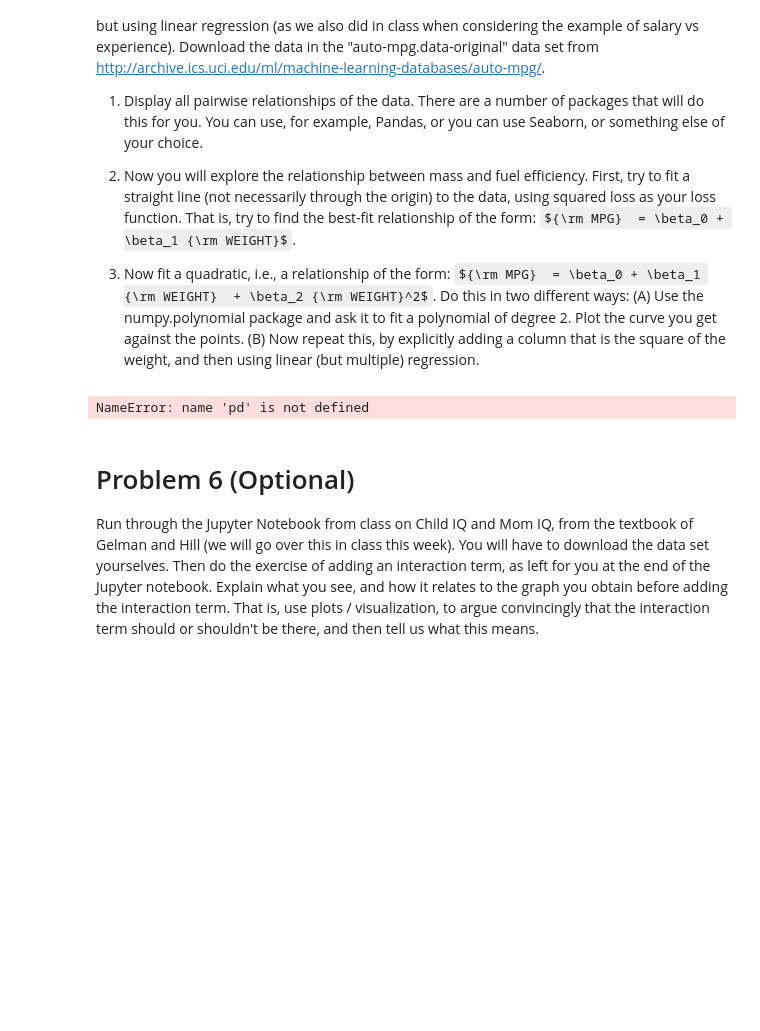
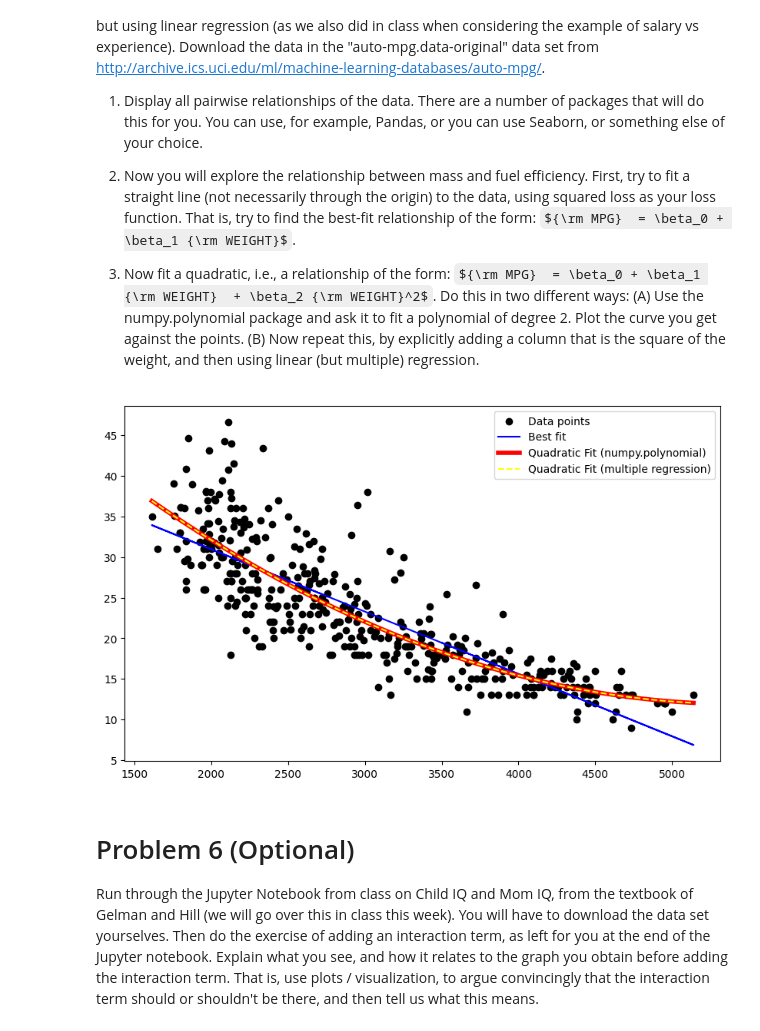
Before and after one commit to dgk453/DataScienceLab2, a Jupyter notebook: Data_Science_Lab_2.ipynb, the cells around one changed output. Drawn from its saved outputs; the diff is of its cells as text; code cells hidden in the pictures; some formulas as TeX source; blank space fills up the shorter version.

```diff
--- a/Data_Science_Lab_2.ipynb
+++ b/Data_Science_Lab_2.ipynb
@@ -198,30 +198,72 @@ In this exercise you'll explore two different approaches to fitting non-linear c
 # %%
 # Part 1
 # Create column names based on attributes
 column_names = ["mpg", "cylinders", "displacement", "horsepower", "weight", "acceleration", "model_year", "origin", "car_name" ]
 
 # Read data and seperate based on spaces to make dataframe
 data = pd.read_csv("sample_data/auto+mpg/auto-mpg.data-original", sep='\s+', header=None, names=column_names)
 
 #Display all the pairwise relationships of the data
-sns.pairplot(data)
+#sns.pairplot(data)
 plt.show()
 
 #Part 2
 from sklearn import linear_model
 
-#
-X = data["weight"].to_numpy()
-Y = data["mpg"].to_numpy()
+# Drop rows with NaN values in 'weight' or 'mpg'
+cleaned_data = data.dropna(subset=['weight', 'mpg'])
 
+# Get Weight and  MPG columns from dataframe
+X = cleaned_data["weight"].to_numpy()
+Y = cleaned_data["mpg"].to_numpy()
+
+# Find line of best fit using linear regression which uses the squared loss as its lloss function
 lr = linear_model.LinearRegression()
 lr.fit(X.reshape(-1,1),Y)
 
 # Gets beta values of best-fit line
 beta_0 = lr.intercept_
 beta_1 = lr.coef_[0]
+
+# Plot points and line of best fit
+plt.figure(figsize=(10, 6))
+plt.scatter(X, Y, color='black', label='Data points')
+plt.plot(X, lr.predict(X.reshape(-1,1)), color='blue', label=f'Best fit')
+
+# Part 3
+# A
+from numpy.polynomial import Polynomial
+
+# Get quadratic fit using numpy.polynomial and plot
+f = Polynomial.fit(X, Y, deg=2)
+
+# Generate X values for the line and plot fitted quadratic
+X_quad = np.linspace(X.min(), X.max(), 100)
+Y_quad = f(X_quad)
+plt.plot(X_quad, Y_quad, color='red', linestyle='-', linewidth=4, label=f'Quadratic Fit (numpy.polynomial)')
+
+#B
+# Column that is square of weight
+X_squared = X ** 2
+
+# Combine columns into 2d array for multi[ple regression, use zip to go through both X and X-squared simultaneously
+combined_x = np.array([[x, x_sq] for x, x_sq in zip(X, X_squared)])
+
+# Use linear(multiple) regression to find line of best fit
+mr = linear_model.LinearRegression()
+mr.fit(combined_x, Y)
+
+# Generate X^2 values for fitted line and plot fitted quadratic
+X_multi = np.linspace(X.min(), X.max(), 100)
+X_multi_squared = X_multi ** 2
+combined_x_multi = np.array([[x, x_sq] for x, x_sq in zip(X_multi, X_multi_squared)]) # Combine colmns for multiple regression
+Y_multi = mr.predict(combined_x_multi)
+plt.plot(X_multi, Y_multi, color='yellow', linestyle='--', label=f'Quadratic Fit (multiple regression)')
+
+plt.legend()
+plt.show()
 # %% [output]
-NameError: name 'pd' is not defined
+[figure, added]
 # %% [markdown]
 # Problem 6 (Optional)
 
```
